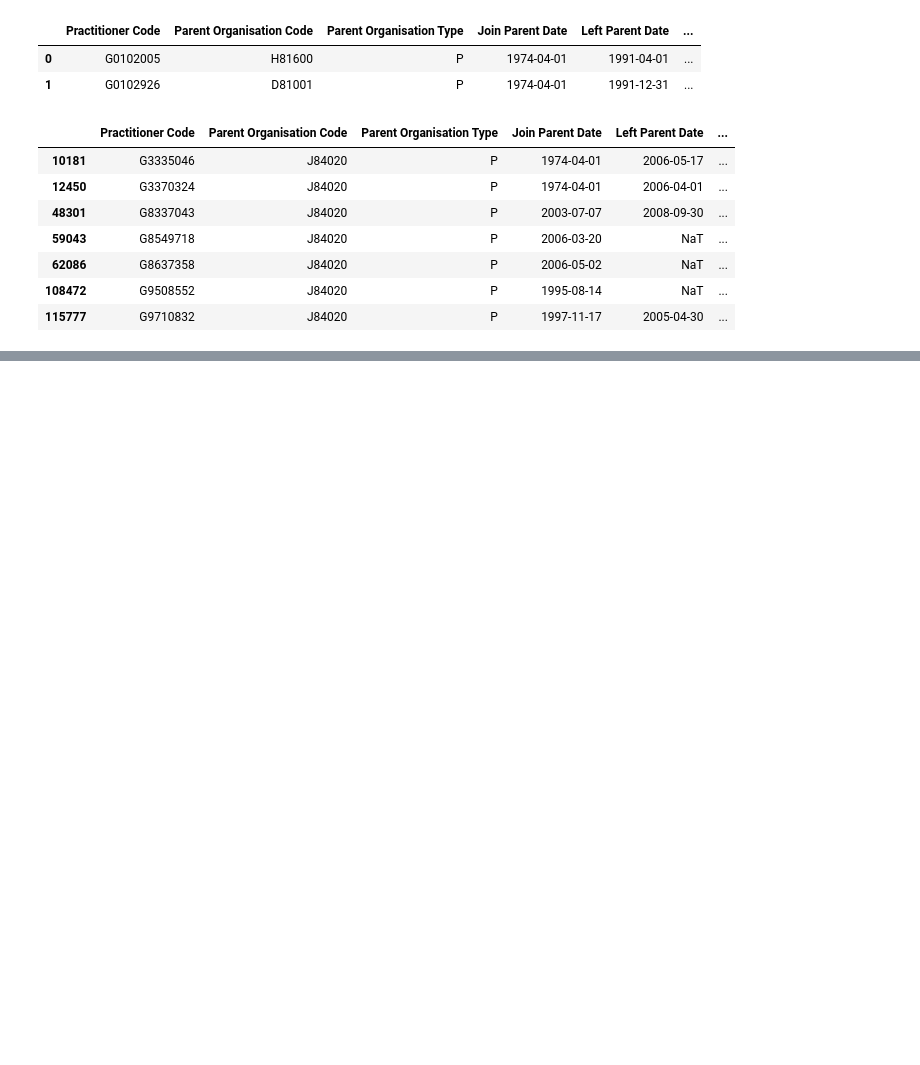
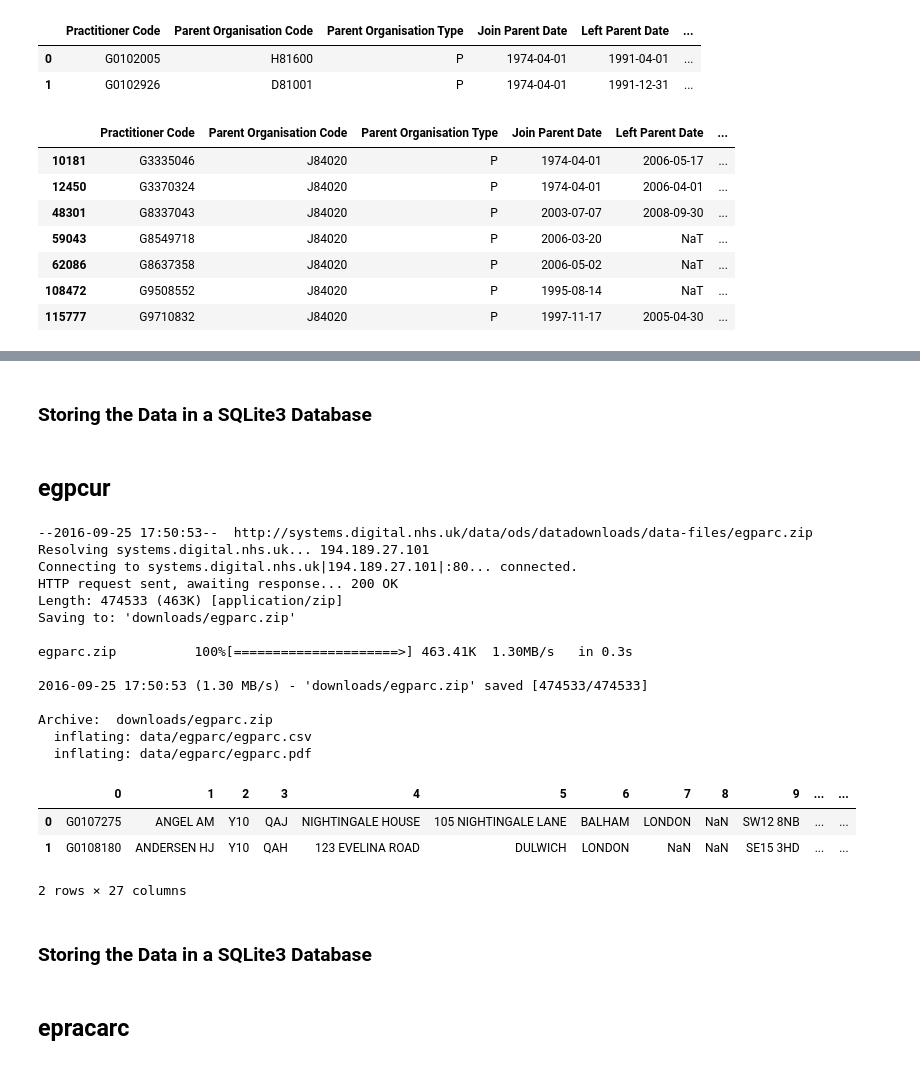
Before and after one commit to psychemedia/openHealthDataDoodles, a Jupyter notebook: notebooks/NHS and GP Administrative Data.ipynb, the cells around one changed output, grey strips where cells are left out. Saved outputs shown, nothing was run; the diff lists cells and outputs as text; code cells hidden in the pictures; blank space fills up the shorter version.

```diff
--- a/notebooks/NHS and GP Administrative Data.ipynb
+++ b/notebooks/NHS and GP Administrative Data.ipynb
@@ -341,0 +417,31 @@ pracmem[pracmem['Parent Organisation Code']=='J84020']
+# %% [markdown]
+### Storing the Data in a SQLite3 Database
+# %% [markdown]
+## egpcur
+# %%
+EGPARC='egparc'
+egparc=getData(EGPARC)
+egparc.head(2)
+# %% [output]
+--2016-09-25 17:50:53--  http://systems.digital.nhs.uk/data/ods/datadownloads/data-files/egparc.zip
+Resolving systems.digital.nhs.uk... 194.189.27.101
+Connecting to systems.digital.nhs.uk|194.189.27.101|:80... connected.
+HTTP request sent, awaiting response... 200 OK
+Length: 474533 (463K) [application/zip]
+Saving to: 'downloads/egparc.zip'
+
+egparc.zip          100%[=====================>] 463.41K  1.30MB/s   in 0.3s
+
+2016-09-25 17:50:53 (1.30 MB/s) - 'downloads/egparc.zip' saved [474533/474533]
+
+Archive:  downloads/egparc.zip
+  inflating: data/egparc/egparc.csv
+  inflating: data/egparc/egparc.pdf
+|  | 0 | 1 | 2 | 3 | 4 | 5 | 6 | 7 | 8 | 9 | ... | ... |
+| 0 | G0107275 | ANGEL AM | Y10 | QAJ | NIGHTINGALE HOUSE | 105 NIGHTINGALE LANE | BALHAM | LONDON | NaN | SW12 8NB | ... | ... |
+| 1 | G0108180 | ANDERSEN HJ | Y10 | QAH | 123 EVELINA ROAD | DULWICH | LONDON | NaN | NaN | SE15 3HD | ... | ... |
+2 rows × 27 columns
+# %% [markdown]
+### Storing the Data in a SQLite3 Database
+# %% [markdown]
+## epracarc
```
Also changed, not shown: parts of 35 cells of this notebook, 1 other file.
